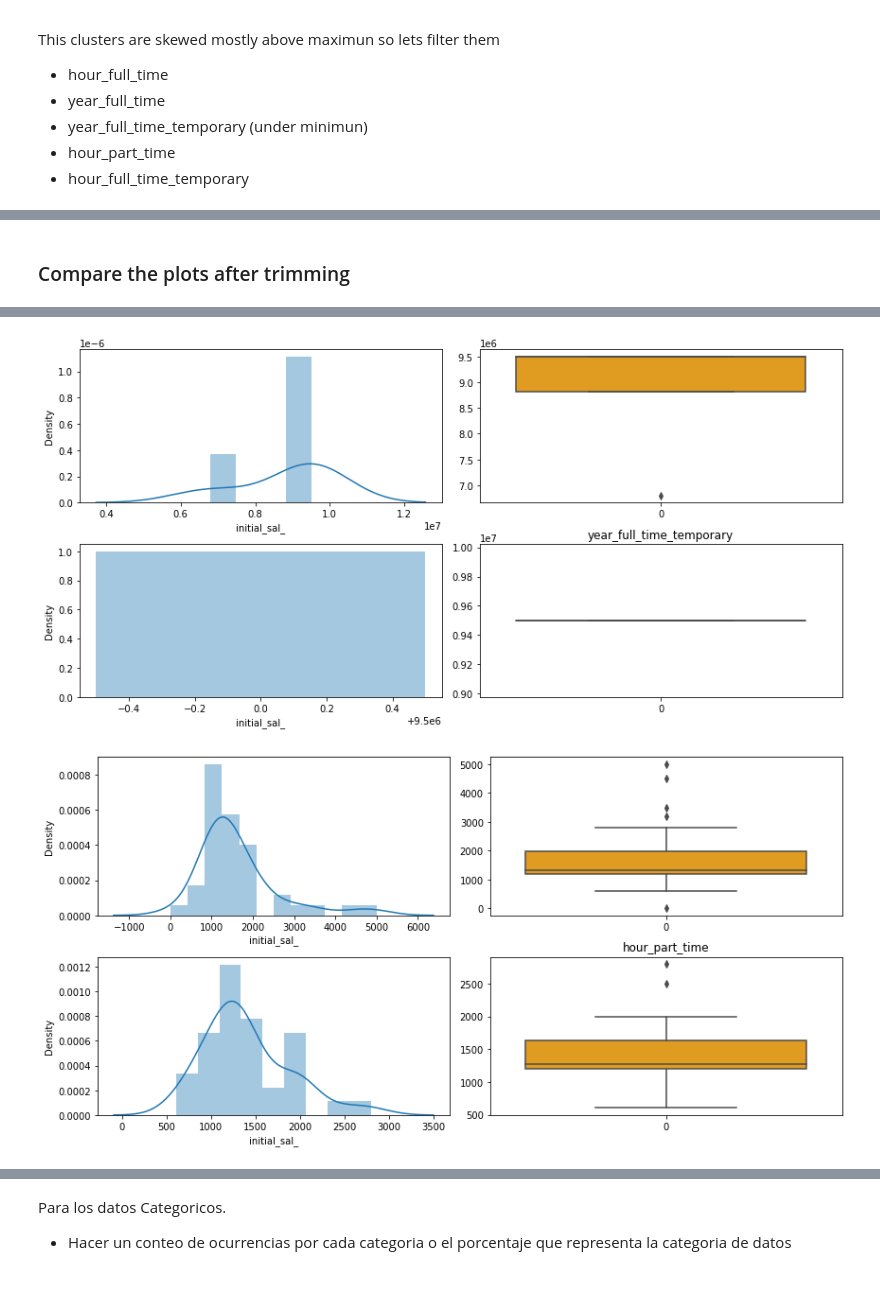
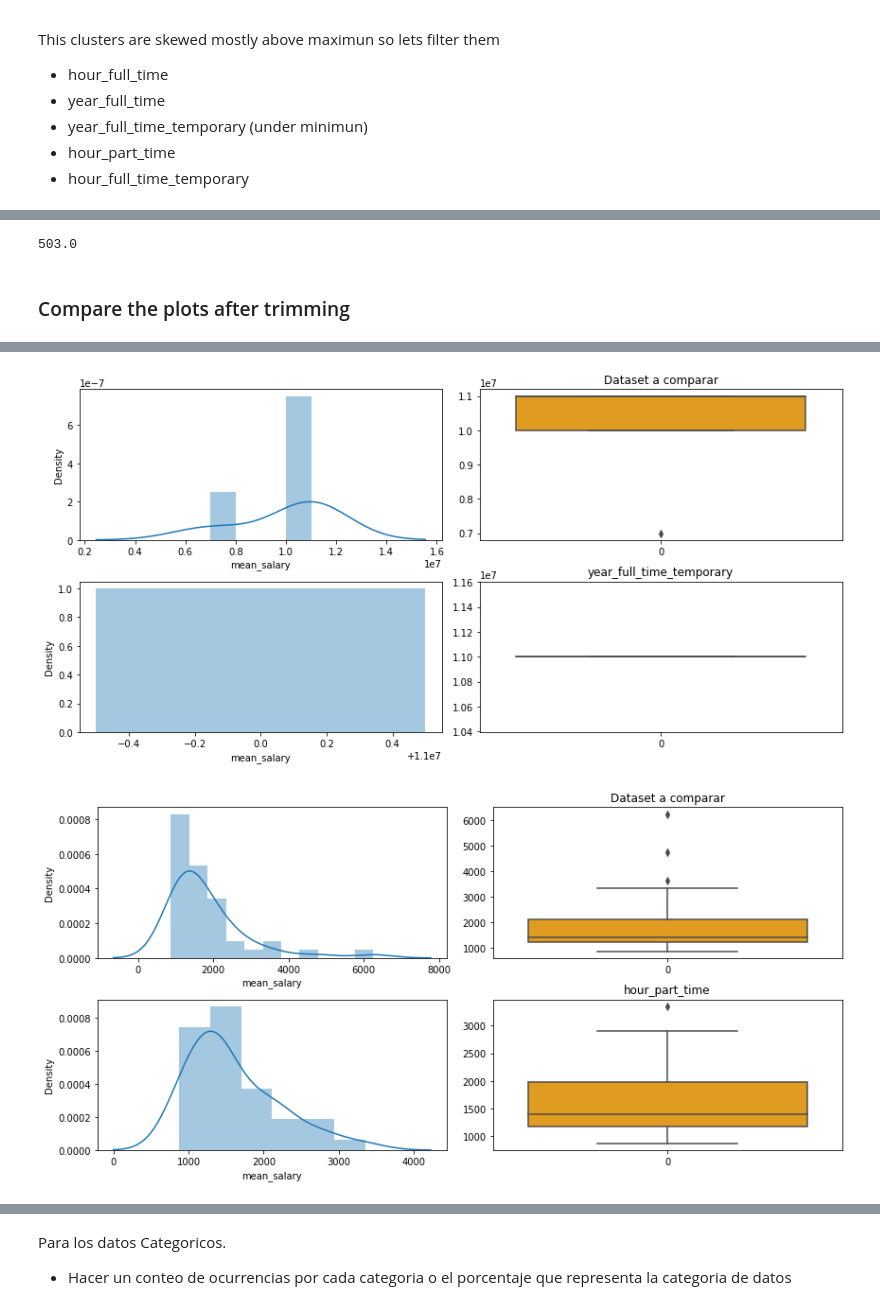
Before and after one commit to yohan-alfonso/Exploracion_Datos, a Jupyter notebook: main.ipynb, the cells around one changed output, grey strips where cells are left out. Saved outputs shown, nothing was run; the diff lists cells and outputs as text; code cells hidden in the pictures.

Commit message:
cancatena datasets sin outliers

```diff
--- a/main.ipynb
+++ b/main.ipynb
@@ -175,7 +171,7 @@ array(['full time', 'full time temporary', 'part time', 'temporary',
        'per diem', 'part time temporary'], dtype=object)
 # %%
 # Lets segregate the numeric data
-num_data_cluster = df_data[['initial_sal_','final_sal','period','job_type']]
+num_data_cluster = df_data[['initial_sal_','final_sal','mean_salary','period','job_type']]
 num_data_cluster.head(5)
 
 # I think it would be easier to concatenate period and job_type to simplify the clusters
@@ -471,0 +469,10 @@ new_hour_full_time_temporary_low     = Trimming_outliers_low(new_hour_full_time_
+# %%
+def Trimming_outliers_up(dataset , column ,  up_low):
+    return dataset[dataset[column] < up_low[0]]
+
+new_hour_full_time_up               = Trimming_outliers_up(hour_full_time, 'mean_salary', hour_full_time_up_low)
+new_year_full_time_up               = Trimming_outliers_up(year_full_time, 'mean_salary' , year_full_time_up_low)
+new_year_full_time_temporary_up     = Trimming_outliers_up(year_full_time_temporary, 'mean_salary' ,year_full_time_temporary_up_low)
+new_hour_part_time_up               = Trimming_outliers_up(hour_part_time, 'mean_salary' ,hour_part_time_up_low)
+new_hour_full_time_temporary_up     = Trimming_outliers_up(hour_full_time_temporary, 'mean_salary', hour_full_time_temporary_up_low)
+new_full_time_up
@@ -472,42 +494,53 @@ new_hour_full_time_temporary_low     = Trimming_outliers_low(new_hour_full_time_
+# %%
+def Trimming_outliers_low(dataset , column ,  up_low):
+    return dataset[dataset[column] > up_low[1]]
+
+new_hour_full_time_low               = Trimming_outliers_low(new_hour_full_time_up, 'mean_salary', hour_full_time_up_low)
+new_year_full_time_low               = Trimming_outliers_low(new_year_full_time_up, 'mean_salary' , year_full_time_up_low)
+new_year_full_time_temporary_low     = Trimming_outliers_low(new_year_full_time_temporary_up, 'mean_salary' ,year_full_time_temporary_up_low)
+new_hour_part_time_low               = Trimming_outliers_low(new_hour_part_time_up, 'mean_salary' ,hour_part_time_up_low)
+new_hour_full_time_temporary_low     = Trimming_outliers_low(new_hour_full_time_temporary_up, 'mean_salary', hour_full_time_temporary_up_low)
+# %%
+min(new_hour_full_time_low['mean_salary'])
+# %% [output]
+503.0
 # %% [markdown]
 ### Compare the plots after trimming
 # %%
 
 import warnings
 warnings.filterwarnings('ignore')
-
-
 
 def plotting (dataset_orig, dataset_new):
     plt.figure(figsize=(12,6))
     plt.subplot(2,2,1)
     sns.distplot(dataset_orig , kde=True )
     plt.subplot(2,2,2)
-    sns.boxplot(dataset_orig,color = "orange")
+    sns.boxplot(dataset_orig,color = "orange").set_title("Dataset a comparar")
     plt.subplot(2,2,3)
     sns.distplot(dataset_new , kde=True )
     plt.subplot(2,2,4)
     sns.boxplot(dataset_new ,color = "orange" )
 
 
-plotting(hour_full_time['initial_sal_'], new_full_time_low['initial_sal_'])
+plotting(hour_full_time['mean_salary'], new_full_time_low['mean_salary'])
 plt.title("hour_full_time")
 plt.show()
 
 
-plotting(year_full_time['initial_sal_'], new_year_full_time_low['initial_sal_'])
+plotting(year_full_time['mean_salary'], new_year_full_time_low['mean_salary'])
 plt.title("year_full_time")
 plt.show()
 
-plotting(year_full_time_temporary['initial_sal_'], new_year_full_time_temporary_low['initial_sal_'])
+plotting(year_full_time_temporary['mean_salary'], new_year_full_time_temporary_low['mean_salary'])
 plt.title("year_full_time_temporary")
 plt.show()
 
-plotting(hour_part_time['initial_sal_'], new_hour_part_time_low['initial_sal_'])
+plotting(hour_part_time['mean_salary'], new_hour_part_time_low['mean_salary'])
 plt.title("hour_part_time")
 plt.show()
 
-plotting(hour_full_time_temporary['initial_sal_'], new_hour_full_time_temporary_low['initial_sal_'])
+plotting(hour_full_time_temporary['mean_salary'], new_hour_full_time_temporary_low['mean_salary'])
 plt.title("hour_full_time_temporary")
 plt.show()
 # %% [output]
@@ -516,2 +549,2 @@ plt.show()
-[figure, old version]
+[figure, new version]
-[figure, old version]
+[figure, new version]
```
Also changed, not shown: parts of 37 cells of this notebook.
